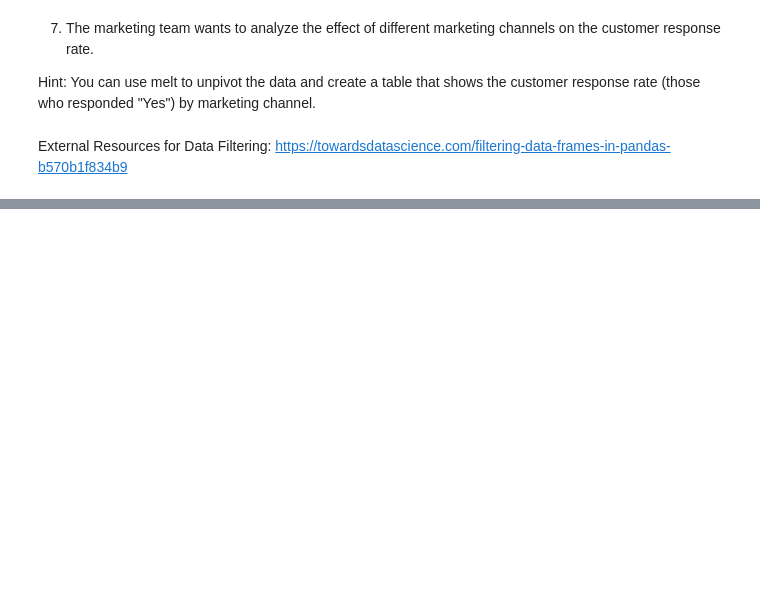
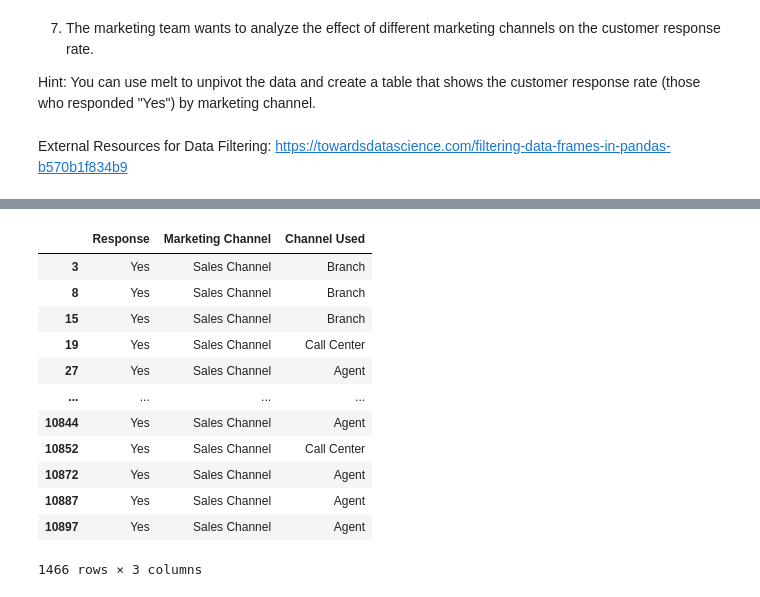
Before and after one commit to data-bootcamp-v4/lab-dw-data-aggregation-and-filtering, a Jupyter notebook: lab-dw-aggregating.ipynb, the cells around one changed output, grey strips where cells are left out. Drawn from its saved outputs; the diff is of its cells as text; code cells hidden in the pictures; blank space fills up the shorter version.

```diff
--- a/lab-dw-aggregating.ipynb
+++ b/lab-dw-aggregating.ipynb
@@ -258,0 +258,16 @@ Name: count, dtype: float64
+# %%
+df_response_yes
+# %% [output]
+|  | Response | Marketing Channel | Channel Used |
+| 3 | Yes | Sales Channel | Branch |
+| 8 | Yes | Sales Channel | Branch |
+| 15 | Yes | Sales Channel | Branch |
+| 19 | Yes | Sales Channel | Call Center |
+| 27 | Yes | Sales Channel | Agent |
+| ... | ... | ... | ... |
+| 10844 | Yes | Sales Channel | Agent |
+| 10852 | Yes | Sales Channel | Call Center |
+| 10872 | Yes | Sales Channel | Agent |
+| 10887 | Yes | Sales Channel | Agent |
+| 10897 | Yes | Sales Channel | Agent |
+1466 rows × 3 columns
```
Also changed, not shown: parts of 23 cells of this notebook.
